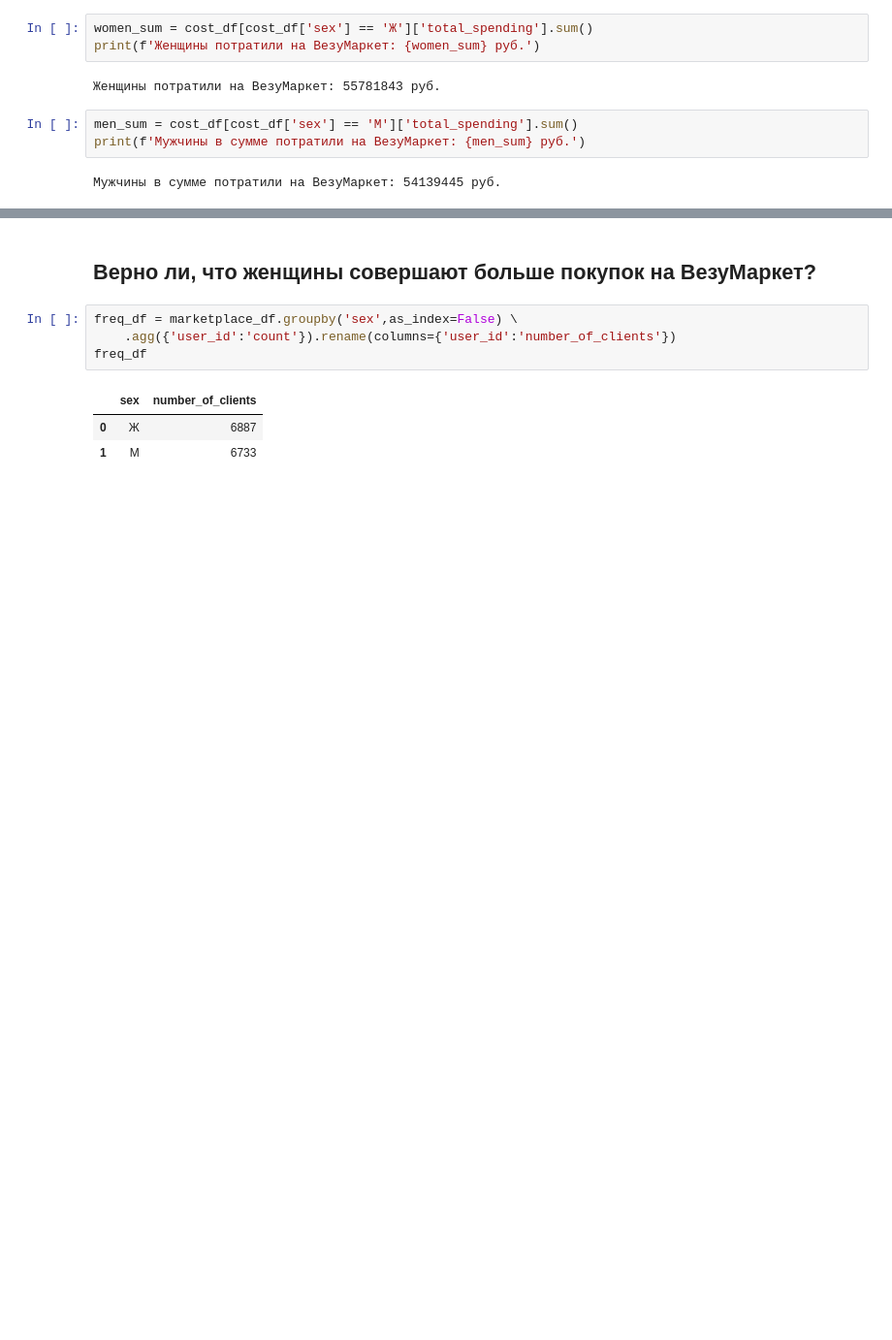
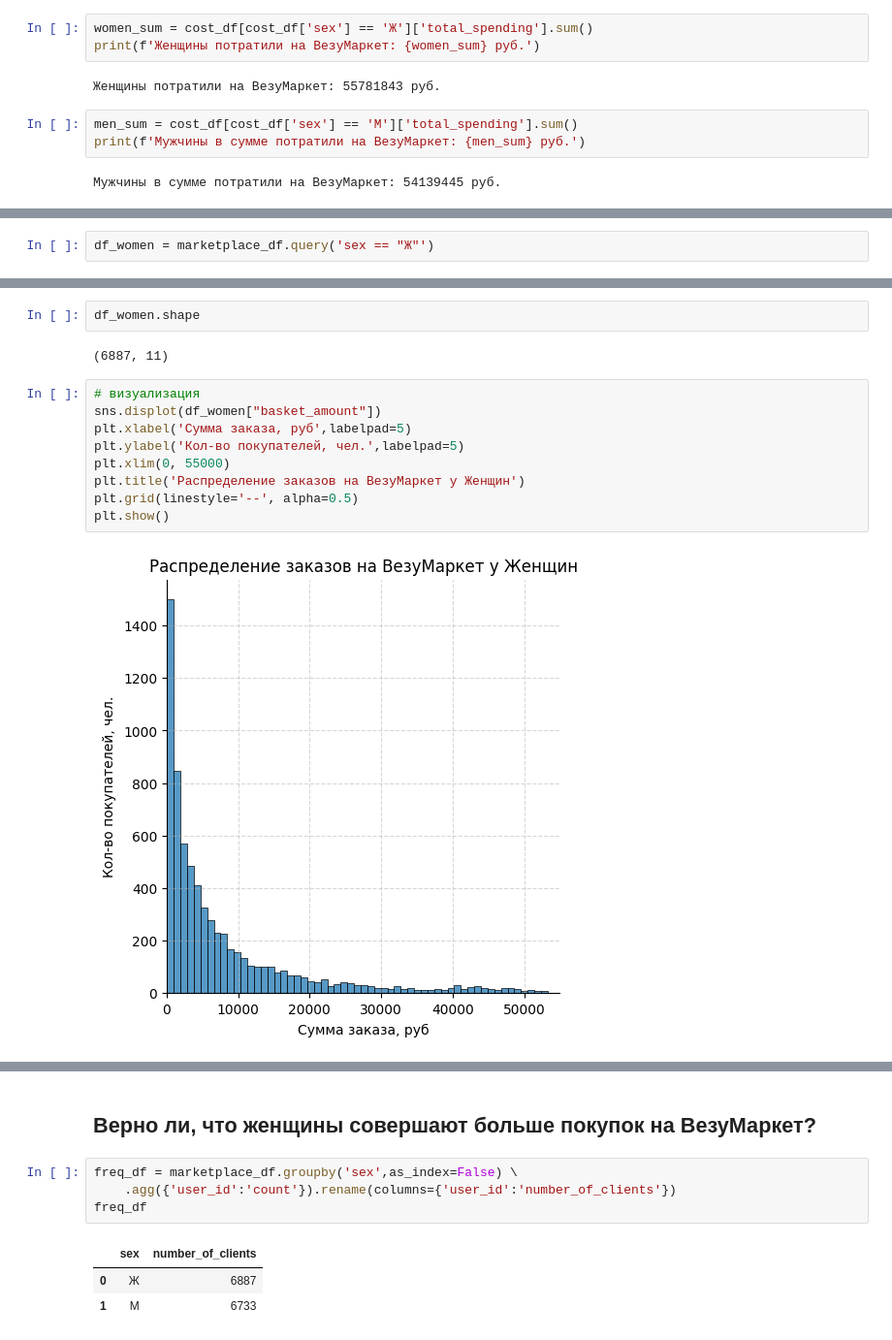
Before and after one commit to Flarensky/marketplace-project, a Jupyter notebook: marketplace.ipynb, the cells around one changed output, grey strips where cells are left out. Shown: that part at 97% size. Drawn from its saved outputs; the diff is of its cells as text; blank space fills up the shorter version.

```diff
--- a/marketplace.ipynb
+++ b/marketplace.ipynb
@@ -130,0 +135,2 @@ print(f'Мужчины в сумме потратили на ВезуМарке
+# %%
+df_women = marketplace_df.query('sex == "Ж"')
@@ -130,0 +146,15 @@ print(f'Мужчины в сумме потратили на ВезуМарке
+# %%
+df_women.shape
+# %% [output]
+(6887, 11)
+# %%
+# визуализация
+sns.displot(df_women["basket_amount"])
+plt.xlabel('Сумма заказа, руб',labelpad=5)
+plt.ylabel('Кол-во покупателей, чел.',labelpad=5)
+plt.xlim(0, 55000)
+plt.title('Распределение заказов на ВезуМаркет у Женщин')
+plt.grid(linestyle='--', alpha=0.5)
+plt.show()
+# %% [output]
+[figure, added]
```
Also changed, not shown: parts of 14 cells of this notebook.
